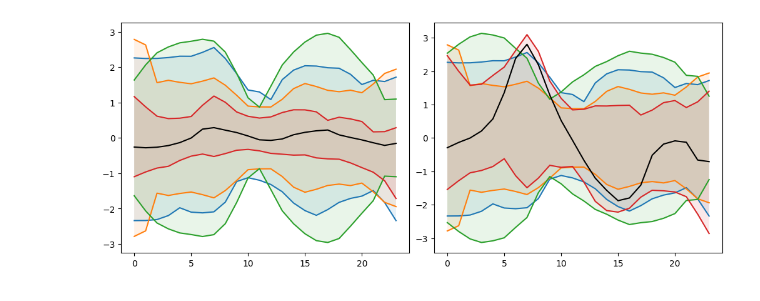
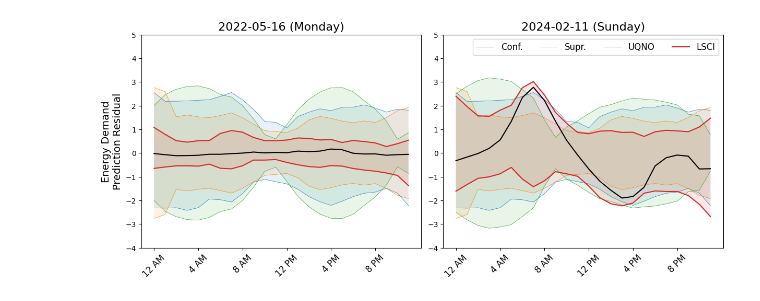
Before and after one commit to trevor-harris/LSCI, a Jupyter notebook: energy/energy.ipynb, the cells around one changed output. Saved outputs shown, nothing was run; the diff lists cells and outputs as text; code cells hidden in the pictures.

Commit message:
made plots for presi

```diff
--- a/energy/energy.ipynb
+++ b/energy/energy.ipynb
@@ -126,6 +213,5 @@ fns = energy_curves2[:,1]
 # %%
 # transform
-fns = energy_curves2[:,1]
 fns = [np.array(f) for f in fns]
 fns = [jax.image.resize(f, 24, 'bicubic') for f in fns]
 fns = np.array(fns)
@@ -138,7 +224,8 @@ for i in range(fns.shape[0]):
 
 # rescale
 # fns = (fns - jnp.mean(fns, axis = 0)[None,:]) / jnp.std(fns, axis = 0)[None,:]
-fns = (fns - jnp.mean(fns, axis = 1)[:,None]) / jnp.std(fns, axis = 1)[:,None]
+energy_mean, energy_std =  jnp.mean(fns, axis = 1)[:,None], jnp.std(fns, axis = 1)[:,None]
+fns = (fns - energy_mean) / energy_std
 fns = jnp.array(fns)
 # %%
 lag = 1
@@ -321,6 +413,6 @@ print(np.round(metrics, 3))
 # %%
-for i in range(4):
-    for j in range(4):
+for i in range(metrics.shape[0]):
+    for j in range(metrics.shape[1]):
         val = f'{np.round(metrics[i,j], 3):.3f}'
         if j < 3:
             val += ' & '
@@ -348,46 +438,70 @@ jnp.argmin(arclen), jnp.argmax(arclen)
+# %%
+hours = []
+for i in range(24):
+    j = i
+    if i % 12 == 0: j = 12
+
+    if i < 12:
+        hours.append(f'{j} ' + 'AM')
+    elif i == 12:
+        hours.append(f'{j} ' + 'PM')
+    else:
+        hours.append(f'{j-12} ' + 'PM')
 # %%
 ### examples
-fig, ax = plt.subplots(1, 2, constrained_layout = True, figsize = (10, 4))
+fig, ax = plt.subplots(1, 2, constrained_layout = True, figsize = (12, 5))
 
-n = 10
-lsc1_lower, lsc1_upper = lsci.lsci(rval, xval, xtest[n], pca_state, alpha1, gamma1, 2000)
-uqno_lower, uqno_upper = uqn1_lower[n], uqn1_upper[n]
+n1 = 11
+lsc1_lower, lsc1_upper = lsci.lsci(rval, xval, xtest[n1], pca_state, alpha1, gamma1, 2000)
+uqno_lower, uqno_upper = uqn1_lower[n1], uqn1_upper[n1]
 
-ax[0].plot(conf_upper.squeeze(), c = 'C0')
-ax[0].plot(conf_lower.squeeze(), c = 'C0')
-ax[0].plot(supr_upper.squeeze(), c = 'C1')
-ax[0].plot(supr_lower.squeeze(), c = 'C1')
-ax[0].plot(uqno_upper, c = 'C2')
-ax[0].plot(uqno_lower, c = 'C2')
-ax[0].plot(lsc1_upper, c = 'C3')
-ax[0].plot(lsc1_lower, c = 'C3')
-ax[0].plot(rtest[n], c = 'black')
+ax[0].set_ylim(-4, 5)
+ax[0].plot(conf_upper.squeeze(), c = 'C0', lw = 0.5)
+ax[0].plot(conf_lower.squeeze(), c = 'C0', lw = 0.5)
+ax[0].plot(supr_upper.squeeze(), c = 'C1', lw = 0.5)
+ax[0].plot(supr_lower.squeeze(), c = 'C1', lw = 0.5)
+ax[0].plot(uqno_upper, c = 'C2', lw = 0.5)
+ax[0].plot(uqno_lower, c = 'C2', lw = 0.5)
+ax[0].plot(lsc1_upper, c = 'C3', lw = 1.5)
+ax[0].plot(lsc1_lower, c = 'C3', lw = 1.5)
+ax[0].plot(rtest[n1], c = 'black')
 
 s = np.arange(24)
 ax[0].fill_between(s, conf_lower.squeeze(), conf_upper.squeeze(), alpha = 0.1)
 ax[0].fill_between(s, supr_lower.squeeze(), supr_upper.squeeze(), alpha = 0.1)
 ax[0].fill_between(s, uqno_lower.squeeze(), uqno_upper.squeeze(), alpha = 0.1)
 ax[0].fill_between(s, lsc1_lower.squeeze(), lsc1_upper.squeeze(), alpha = 0.1)
 
-n = 647
-lsc1_lower, lsc1_upper = lsci.lsci(rval, xval, xtest[n], pca_state, alpha1, gamma1, 2000)
-uqno_lower, uqno_upper = uqn1_lower[n], uqn1_upper[n]
+n2 = 647
+lsc1_lower, lsc1_upper = lsci.lsci(rval, xval, xtest[n2], pca_state, alpha1, gamma1, 2000)
+uqno_lower, uqno_upper = uqn1_lower[n2], uqn1_upper[n2]
 
-ax[1].plot(conf_upper.squeeze(), c = 'C0')
-ax[1].plot(conf_lower.squeeze(), c = 'C0')
-ax[1].plot(supr_upper.squeeze(), c = 'C1')
-ax[1].plot(supr_lower.squeeze(), c = 'C1')
-ax[1].plot(uqno_upper, c = 'C2')
-ax[1].plot(uqno_lower, c = 'C2')
-ax[1].plot(lsc1_upper, c = 'C3')
-ax[1].plot(lsc1_lower, c = 'C3')
-ax[1].plot(rtest[n], c = 'black')
+ax[1].set_ylim(-4, 5)
+ax[1].plot(conf_upper.squeeze(), c = 'C0', lw = 0.5, label = 'Conf.')
+ax[1].plot(conf_lower.squeeze(), c = 'C0', lw = 0.5)
+ax[1].plot(supr_upper.squeeze(), c = 'C1', lw = 0.5, label = 'Supr.')
+ax[1].plot(supr_lower.squeeze(), c = 'C1', lw = 0.5)
+ax[1].plot(uqno_upper, c = 'C2', lw = 0.5, label = 'UQNO')
+ax[1].plot(uqno_lower, c = 'C2', lw = 0.5)
+ax[1].plot(lsc1_upper, c = 'C3', lw = 1.5, label = 'LSCI')
+ax[1].plot(lsc1_lower, c = 'C3', lw = 1.5)
+ax[1].plot(rtest[n2], c = 'black')
 
 s = np.arange(24)
 ax[1].fill_between(s, conf_lower.squeeze(), conf_upper.squeeze(), alpha = 0.1)
 ax[1].fill_between(s, supr_lower.squeeze(), supr_upper.squeeze(), alpha = 0.1)
 ax[1].fill_between(s, uqno_lower.squeeze(), uqno_upper.squeeze(), alpha = 0.1)
 ax[1].fill_between(s, lsc1_lower.squeeze(), lsc1_upper.squeeze(), alpha = 0.1)
+
+ax[0].set_xticks(s[::4], hours[::4], rotation=45, fontsize = 12)
+ax[1].set_xticks(s[::4], hours[::4], rotation=45, fontsize = 12)
+
+ax[0].set_ylabel('Energy Demand\nPrediction Residual', fontsize = 14)
+
+ax[0].set_title(f'{np.datetime64(dts[ntrain + nval + n1], "D")} (Monday)', fontsize = 16)
+ax[1].set_title(f'{np.datetime64(dts[ntrain + nval + n2], "D")} (Sunday)', fontsize = 16)
+
+ax[1].legend(ncol = 4, fontsize = 12)
 plt.show()
 # %% [output]
-[figure, old version]
+[figure, new version]
```
Also changed, not shown: parts of 16 cells of this notebook, 2 other files.
